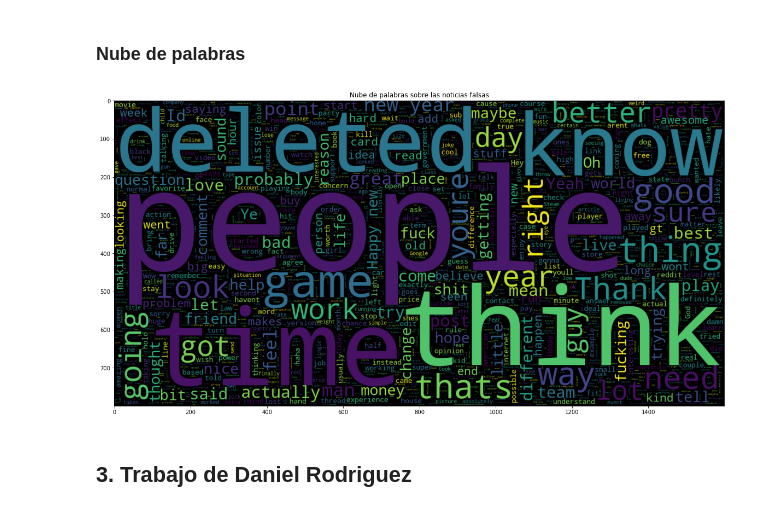
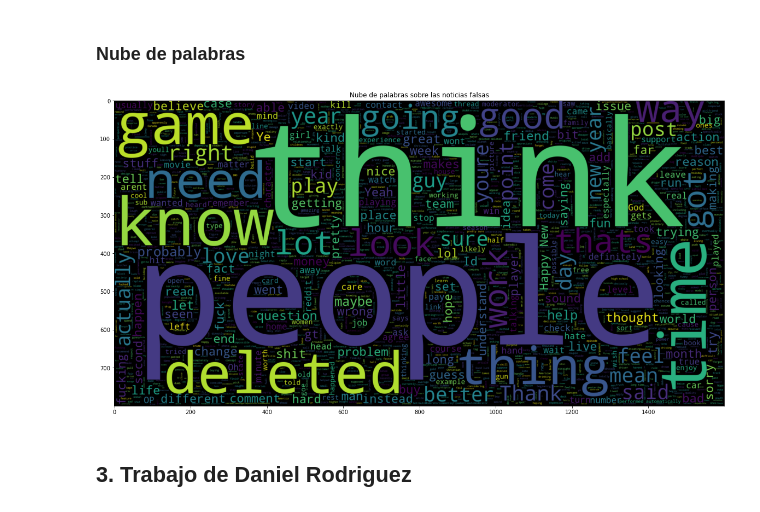
Before and after one commit to dicrojasch/big_data_homeworks, a Jupyter notebook: 7.dask/reddit/reddit.ipynb, the cells around one changed output. Saved outputs shown, nothing was run; the diff lists cells and outputs as text; code cells hidden in the pictures.

```diff
--- a/7.dask/reddit/reddit.ipynb
+++ b/7.dask/reddit/reddit.ipynb
@@ -131,19 +138,18 @@ stop_words = list(set(stop_words))
 # %%
 import matplotlib.pyplot as plt
 import re
 
 from wordcloud import WordCloud, STOPWORDS
 plt.figure(figsize = (20,20))
 wc = WordCloud(max_words = 2000 , width = 1600 , height = 800 , stopwords = stop_words).generate(" ".join(bag_data_json
          .pluck('body')
          .map(lambda x: re.sub("[^0-9a-zA-Z ]", "", x.strip()))
-         .filter(lambda x: type(x) == str)
-         .compute()))
+         .take(1000000)))
 plt.imshow(wc, interpolation = 'bilinear')
 plt.title('Nube de palabras sobre las noticias falsas')
 plt.show()
 # %% [output]
-[figure, old version]
+[figure, new version]
 # %% [markdown]
 ## 3. Trabajo de Daniel Rodriguez
 # %%
```
Also changed, not shown: parts of 7 cells of this notebook.
